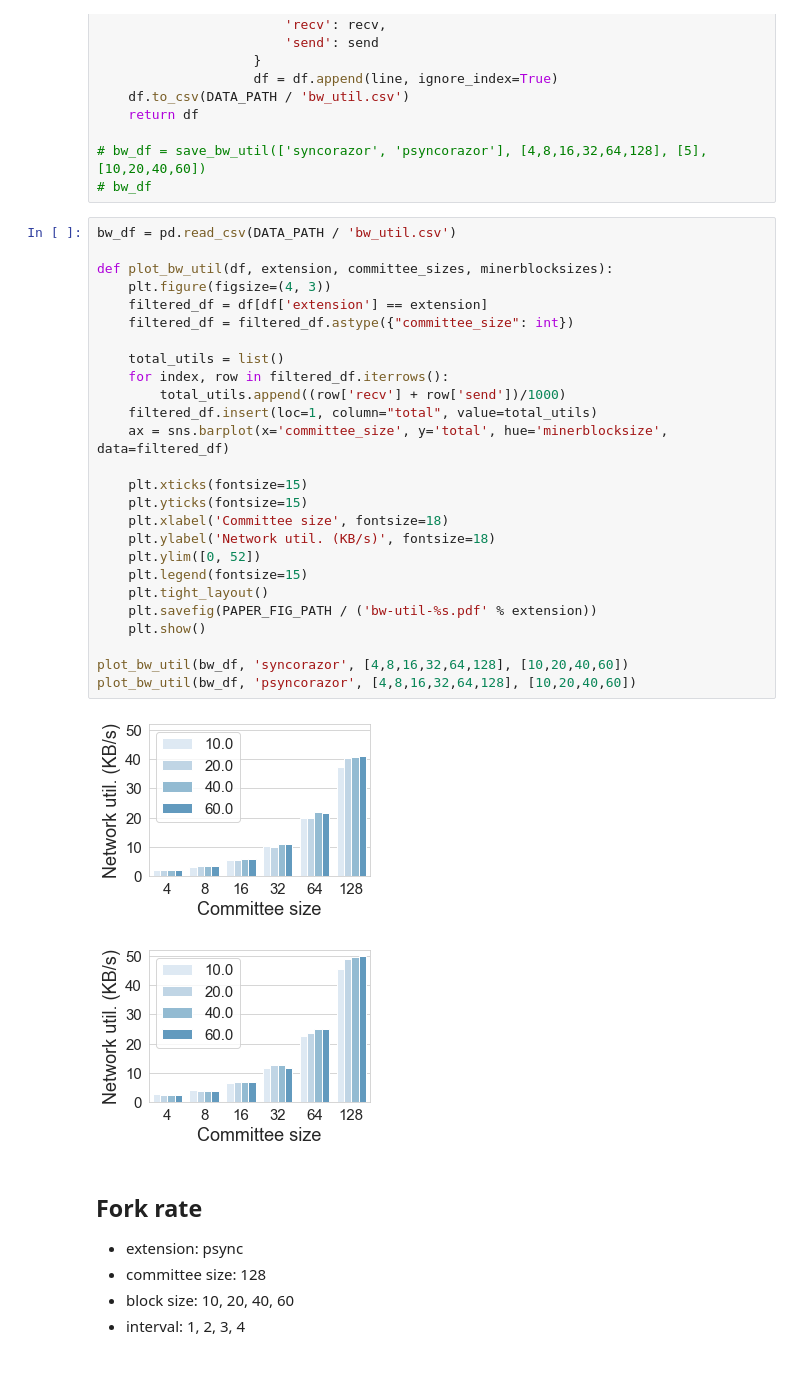
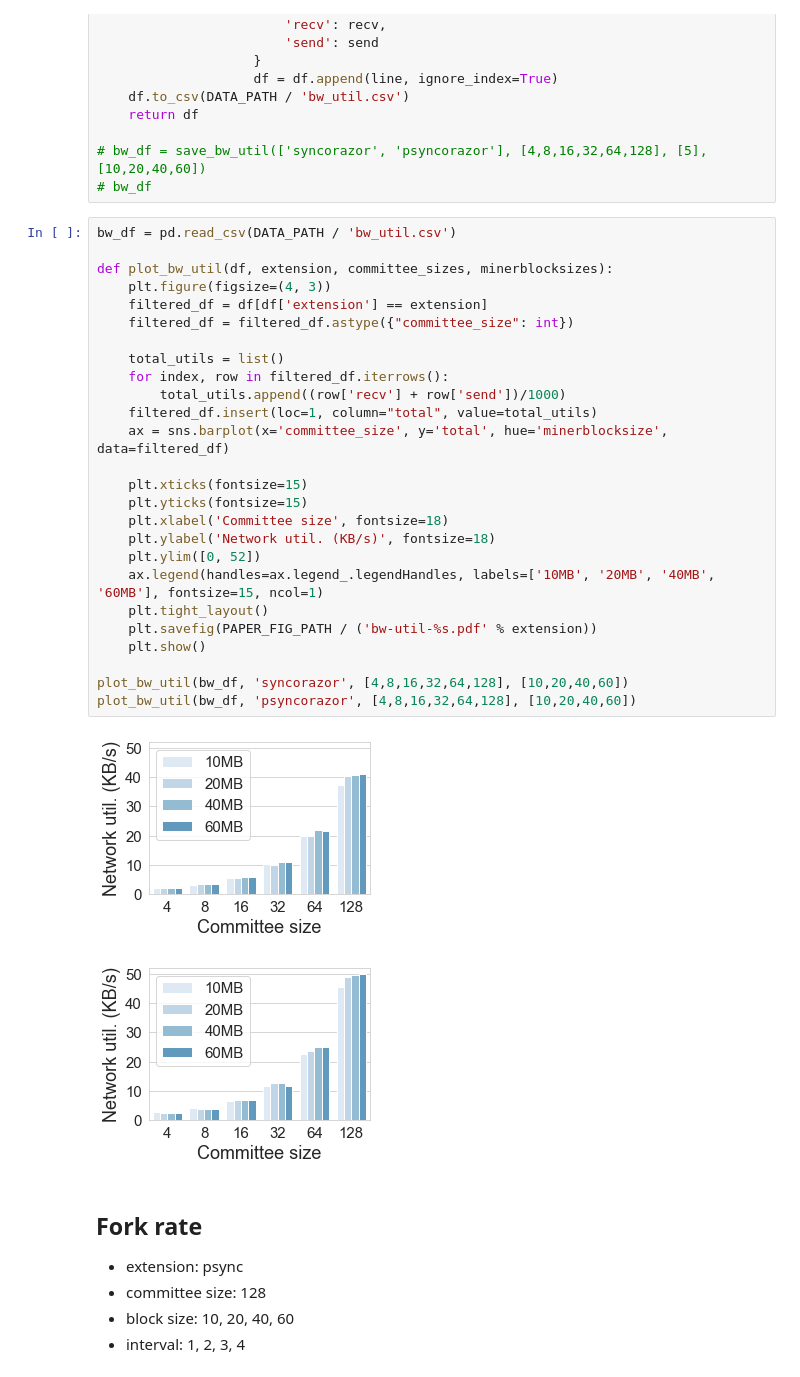
Before and after one commit to SebastianElvis/ebft, a Jupyter notebook: evaluation/analysis.ipynb, the cells around one changed output. Saved outputs shown, nothing was run; the diff lists cells and outputs as text.

```diff
--- a/evaluation/analysis.ipynb
+++ b/evaluation/analysis.ipynb
@@ -307,32 +309,32 @@ def save_bw_util(extensions, committee_sizes, latencies, minerblocksizes):
 # %%
 bw_df = pd.read_csv(DATA_PATH / 'bw_util.csv')
 
 def plot_bw_util(df, extension, committee_sizes, minerblocksizes):
     plt.figure(figsize=(4, 3))
     filtered_df = df[df['extension'] == extension]
     filtered_df = filtered_df.astype({"committee_size": int})
 
     total_utils = list()
     for index, row in filtered_df.iterrows():
         total_utils.append((row['recv'] + row['send'])/1000)
     filtered_df.insert(loc=1, column="total", value=total_utils)
     ax = sns.barplot(x='committee_size', y='total', hue='minerblocksize', data=filtered_df)
 
     plt.xticks(fontsize=15)
     plt.yticks(fontsize=15)
     plt.xlabel('Committee size', fontsize=18)
     plt.ylabel('Network util. (KB/s)', fontsize=18)
     plt.ylim([0, 52])
-    plt.legend(fontsize=15)
+    ax.legend(handles=ax.legend_.legendHandles, labels=['10MB', '20MB', '40MB', '60MB'], fontsize=15, ncol=1)
     plt.tight_layout()
     plt.savefig(PAPER_FIG_PATH / ('bw-util-%s.pdf' % extension))
     plt.show()
 
 plot_bw_util(bw_df, 'syncorazor', [4,8,16,32,64,128], [10,20,40,60])
 plot_bw_util(bw_df, 'psyncorazor', [4,8,16,32,64,128], [10,20,40,60])
 # %% [output]
-[figure, old version]
+[figure, new version]
-[figure, old version]
+[figure, new version]
 # %% [markdown]
 ## Fork rate
 
```
Also changed, not shown: parts of 6 cells of this notebook, 3 other files.
